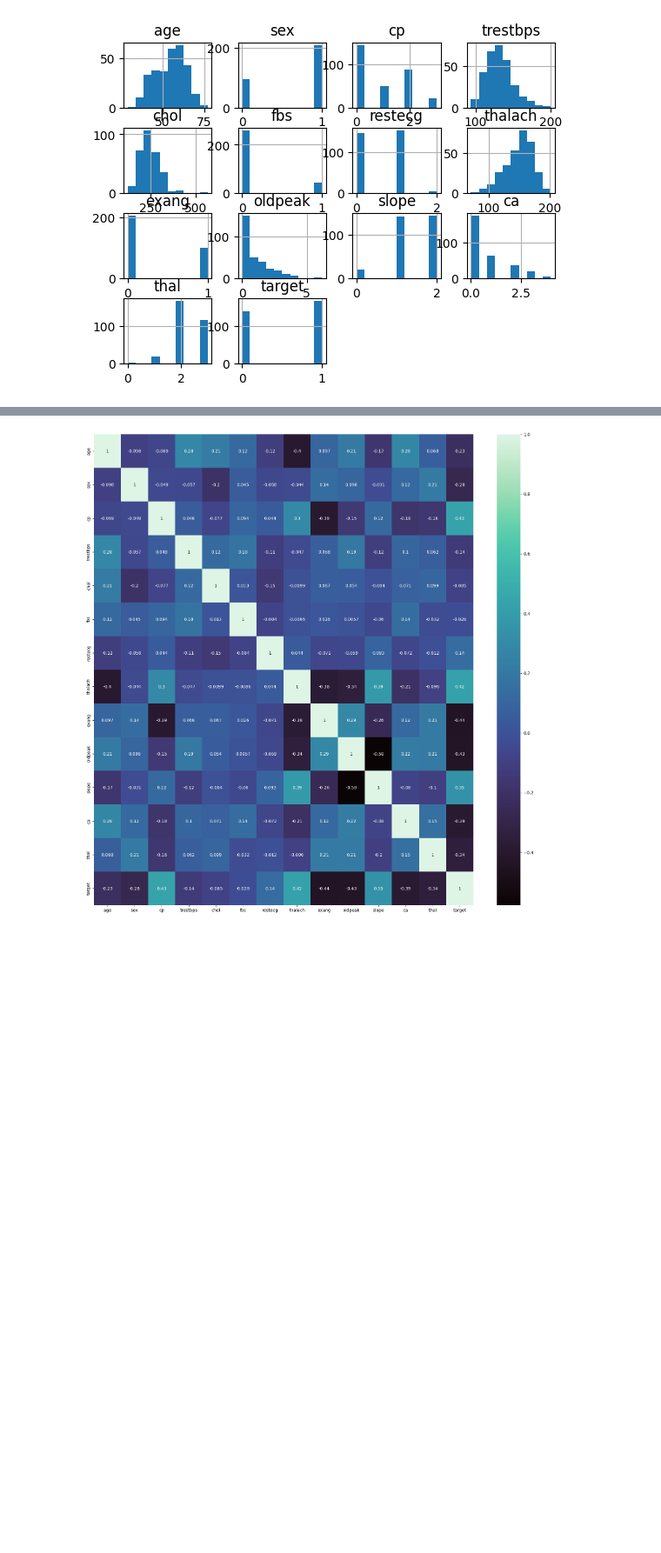
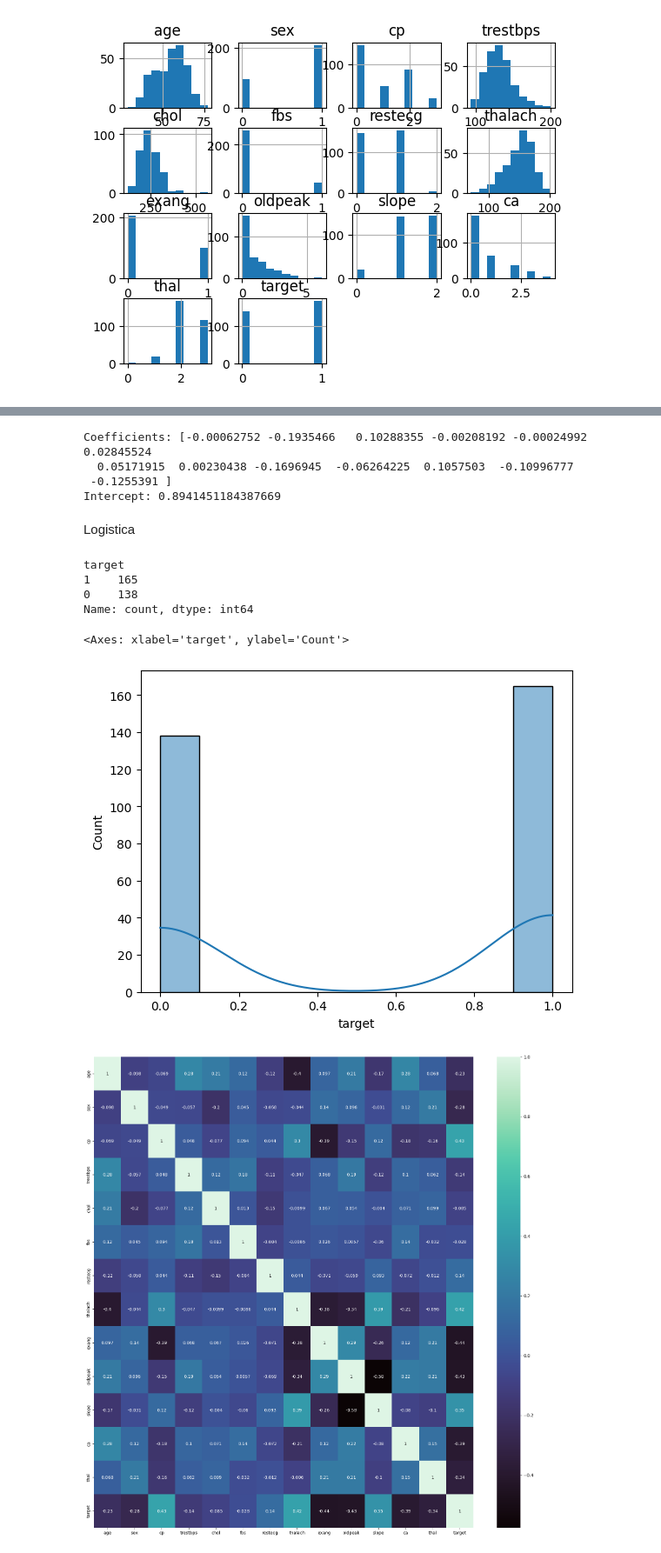
Before and after one commit to gabofrid/trabajos-chona---2024, a Jupyter notebook: trabajo 1/clase.ipynb, the cells around one changed output, grey strips where cells are left out. Shown at 87% size. Saved outputs shown, nothing was run; the diff lists cells and outputs as text; code cells hidden in the pictures; blank space fills up the shorter version.

Commit message:
falta terminar la logistica y hacer el arbol de desición

```diff
--- a/trabajo 1/clase.ipynb
+++ b/trabajo 1/clase.ipynb
@@ -130,3 +97,25 @@ plt.show()
+# %%
+print("Coefficients:", lr_model.coef_)
+print("Intercept:", lr_model.intercept_)
+# %% [output]
+Coefficients: [-0.00062752 -0.1935466   0.10288355 -0.00208192 -0.00024992  0.02845524
+  0.05171915  0.00230438 -0.1696945  -0.06264225  0.1057503  -0.10996777
+ -0.1255391 ]
+Intercept: 0.8941451184387669
+# %% [markdown]
+Logistica
+# %%
+dataSet["target"].value_counts()
+# %% [output]
+target
+1    165
+0    138
+Name: count, dtype: int64
+# %%
+sns.histplot(dataSet["target"], kde=True)
+# %% [output]
+<Axes: xlabel='target', ylabel='Count'>
+[figure, added]
 # %%
 corr_matrix = dataSet.corr()
 fig, ax = plt.subplots(figsize=(20, 20))
```
Also changed, not shown: parts of 19 cells of this notebook.
